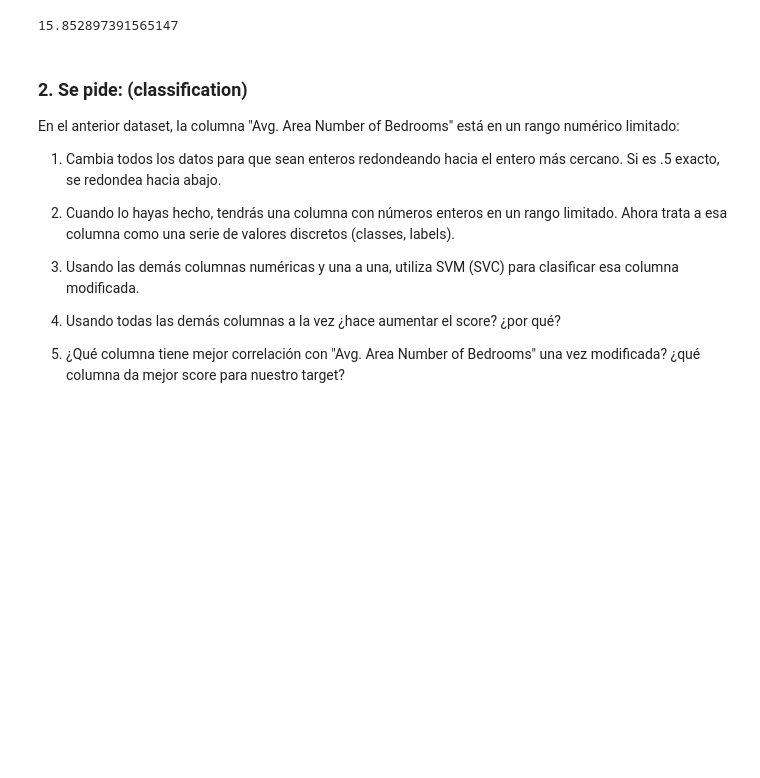
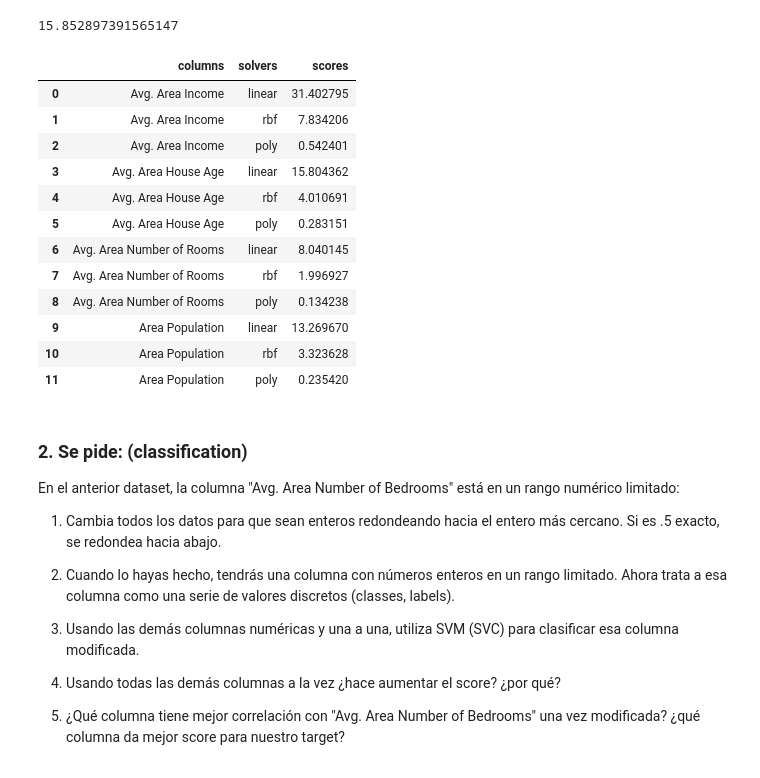
Before and after one commit to Jaraiz91/Javier_Araiz_TheBridge, a Jupyter notebook: week9_ML_svm_poly_norm/day3_cicd_encoding_metrics_knn_svm_nlr/svm/exercises/2.houses_svr_svm.ipynb, the cells around one changed output. Drawn from its saved outputs; the diff is of its cells as text; code cells hidden in the pictures; blank space fills up the shorter version.

```diff
--- a/week9_ML_svm_poly_norm/day3_cicd_encoding_metrics_knn_svm_nlr/svm/exercises/2.houses_svr_svm.ipynb
+++ b/week9_ML_svm_poly_norm/day3_cicd_encoding_metrics_knn_svm_nlr/svm/exercises/2.houses_svr_svm.ipynb
@@ -177,6 +179,46 @@ model = svr_model.fit(x_train, y_train)
 model.score(x_test, y_test) * 100
 # %% [output]
 15.852897391565147
+# %%
+list_of_x = ['Avg. Area Income','Avg. Area House Age', 'Avg. Area Number of Rooms', 'Area Population' ]
+# %%
+def try_SVR(x, y, dataframe):
+    columns = []
+    solvers = []
+    scores = []
+    params = ['linear', 'rbf', 'poly']
+    for val in x:
+        new_x = np.array(dataframe[val]).reshape(-1,1)
+        scaler = StandardScaler()
+        standard_x = scaler.fit_transform(new_x)
+        x_train, x_test, y_train, y_test = train_test_split(standard_x, y, train_size= 0.2, random_state= 42)
+        for p in params:
+            solvers.append(p)
+            columns.append(val)
+            svr_model = SVR(kernel= p, C=100, gamma= 0.1, epsilon= 0.1)
+            model = svr_model.fit(x_test, y_test)
+            score = model.score(x_train, y_train) * 100
+            scores.append(score)
+
+    dic_svr = {'columns': columns, 'solvers': solvers, 'scores': scores}
+    score_df = pd.DataFrame(dic_svr)
+    return score_df
+# %%
+try_SVR(list_of_x, df['Price'], df)
+# %% [output]
+|  | columns | solvers | scores |
+| 0 | Avg. Area Income | linear | 31.402795 |
+| 1 | Avg. Area Income | rbf | 7.834206 |
+| 2 | Avg. Area Income | poly | 0.542401 |
+| 3 | Avg. Area House Age | linear | 15.804362 |
+| 4 | Avg. Area House Age | rbf | 4.010691 |
+| 5 | Avg. Area House Age | poly | 0.283151 |
+| 6 | Avg. Area Number of Rooms | linear | 8.040145 |
+| 7 | Avg. Area Number of Rooms | rbf | 1.996927 |
+| 8 | Avg. Area Number of Rooms | poly | 0.134238 |
+| 9 | Area Population | linear | 13.269670 |
+| 10 | Area Population | rbf | 3.323628 |
+| 11 | Area Population | poly | 0.235420 |
 # %% [markdown]
 ### 2. Se pide: (classification)
 
```
Also changed, not shown: parts of 15 cells of this notebook, 10 other files.
